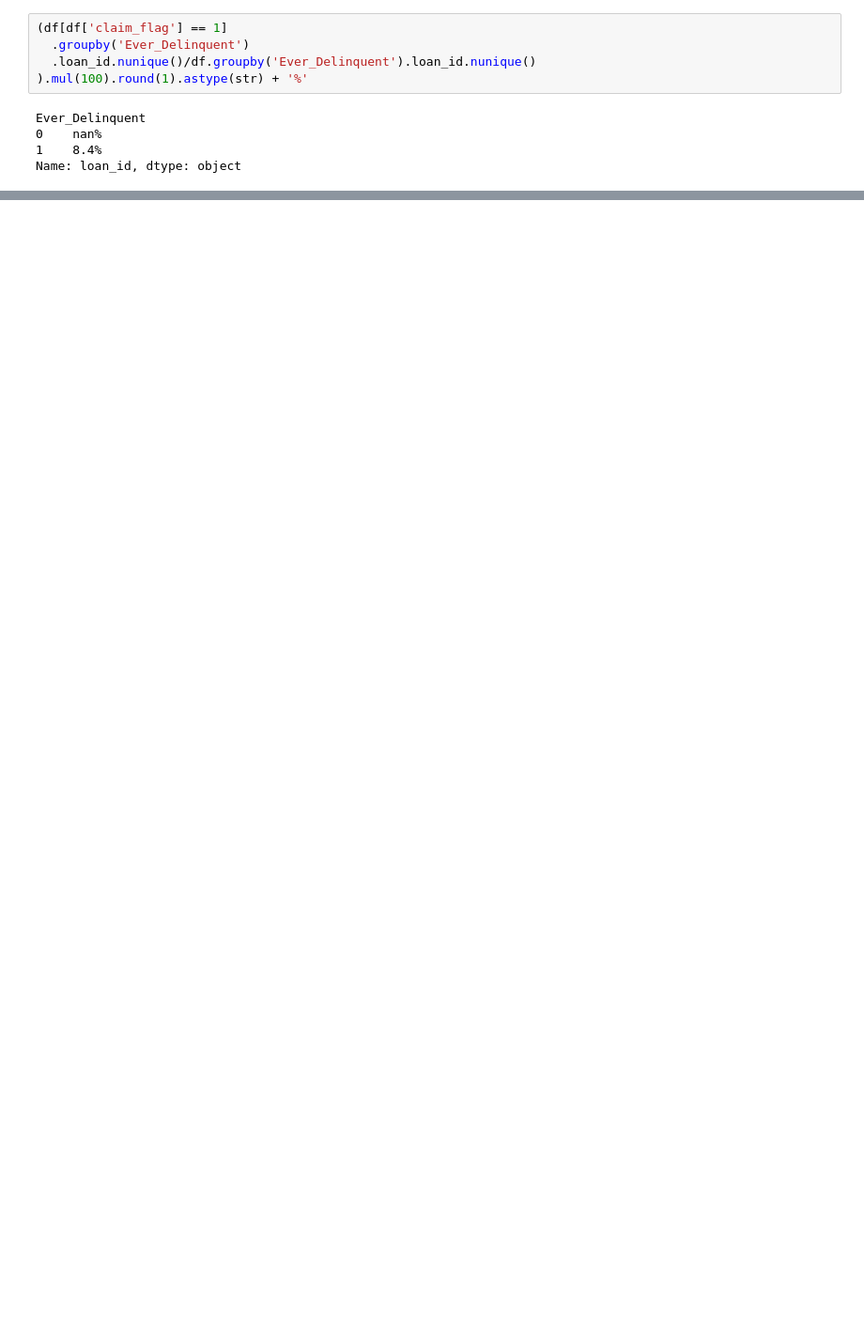
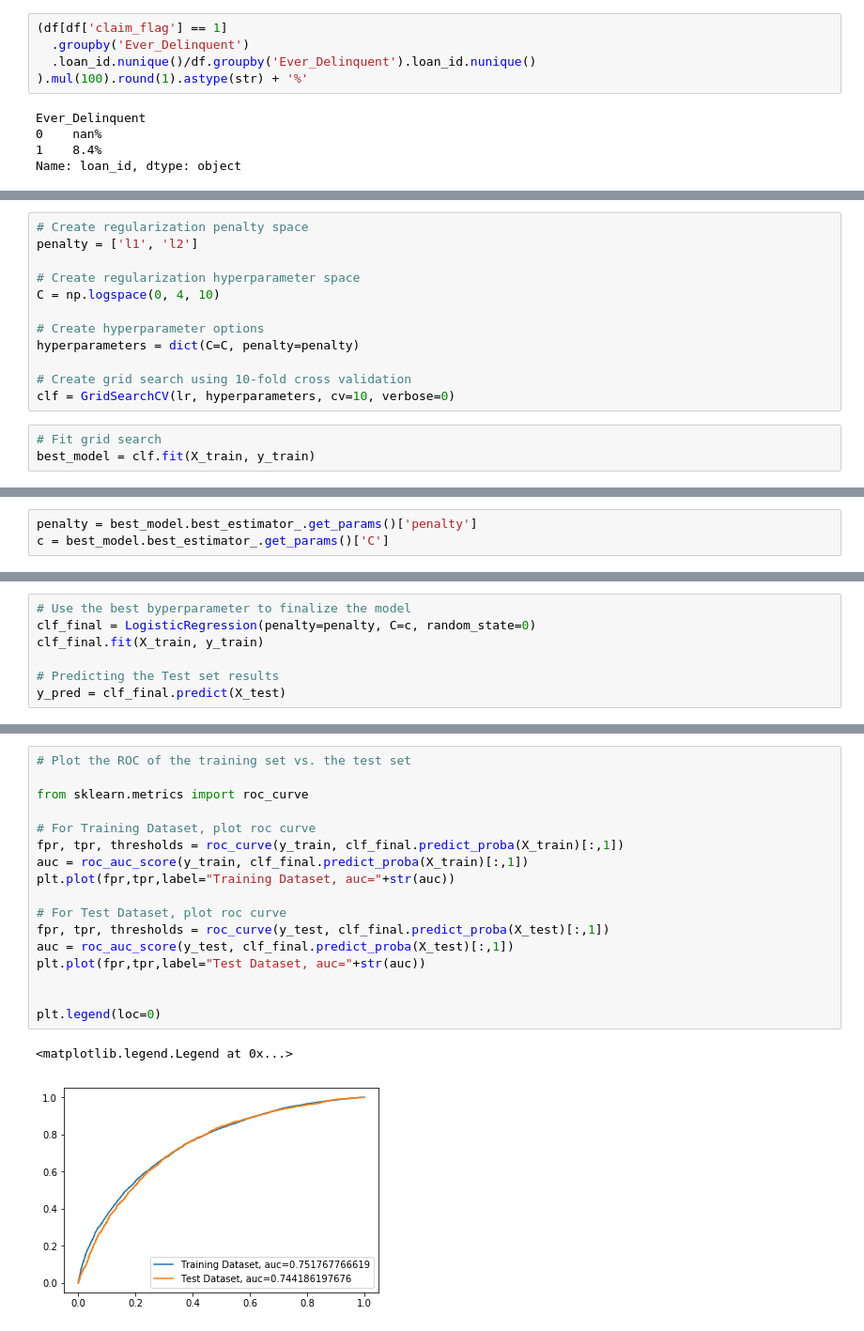
Before and after one commit to liuwanfei/Capstone-Projects, a Jupyter notebook: Loan Default Classification - Code Review V1.ipynb, the cells around one changed output, grey strips where cells are left out. Shown at 94% size. Cells and saved outputs as stored; diff of their text form; blank space fills up the shorter version.

```diff
--- a/Loan Default Classification - Code Review V1.ipynb
+++ b/Loan Default Classification - Code Review V1.ipynb
@@ -529,0 +473,15 @@ array([1, 0, 1, ..., 1, 1, 0], dtype=int64)
+# %%
+# Create regularization penalty space
+penalty = ['l1', 'l2']
+
+# Create regularization hyperparameter space
+C = np.logspace(0, 4, 10)
+
+# Create hyperparameter options
+hyperparameters = dict(C=C, penalty=penalty)
+
+# Create grid search using 10-fold cross validation
+clf = GridSearchCV(lr, hyperparameters, cv=10, verbose=0)
+# %%
+# Fit grid search
+best_model = clf.fit(X_train, y_train)
@@ -529,0 +495,3 @@ array([1, 0, 1, ..., 1, 1, 0], dtype=int64)
+# %%
+penalty = best_model.best_estimator_.get_params()['penalty']
+c = best_model.best_estimator_.get_params()['C']
@@ -529,0 +500,7 @@ array([1, 0, 1, ..., 1, 1, 0], dtype=int64)
+# %%
+# Use the best byperparameter to finalize the model
+clf_final = LogisticRegression(penalty=penalty, C=c, random_state=0)
+clf_final.fit(X_train, y_train)
+
+# Predicting the Test set results
+y_pred = clf_final.predict(X_test)
@@ -530,2 +533,22 @@ array([1, 0, 1, ..., 1, 1, 0], dtype=int64)
+# %%
+# Plot the ROC of the training set vs. the test set
+
+from sklearn.metrics import roc_curve
+
+# For Training Dataset, plot roc curve
+fpr, tpr, thresholds = roc_curve(y_train, clf_final.predict_proba(X_train)[:,1])
+auc = roc_auc_score(y_train, clf_final.predict_proba(X_train)[:,1])
+plt.plot(fpr,tpr,label="Training Dataset, auc="+str(auc))
+
+# For Test Dataset, plot roc curve
+fpr, tpr, thresholds = roc_curve(y_test, clf_final.predict_proba(X_test)[:,1])
+auc = roc_auc_score(y_test, clf_final.predict_proba(X_test)[:,1])
+plt.plot(fpr,tpr,label="Test Dataset, auc="+str(auc))
+
+
+plt.legend(loc=0)
+# %% [output]
+<matplotlib.legend.Legend at 0x...>
+[figure, added]
 # %%
 # Return the probablity of "1" class to training set and test set
```
Also changed, not shown: parts of 51 cells of this notebook.
